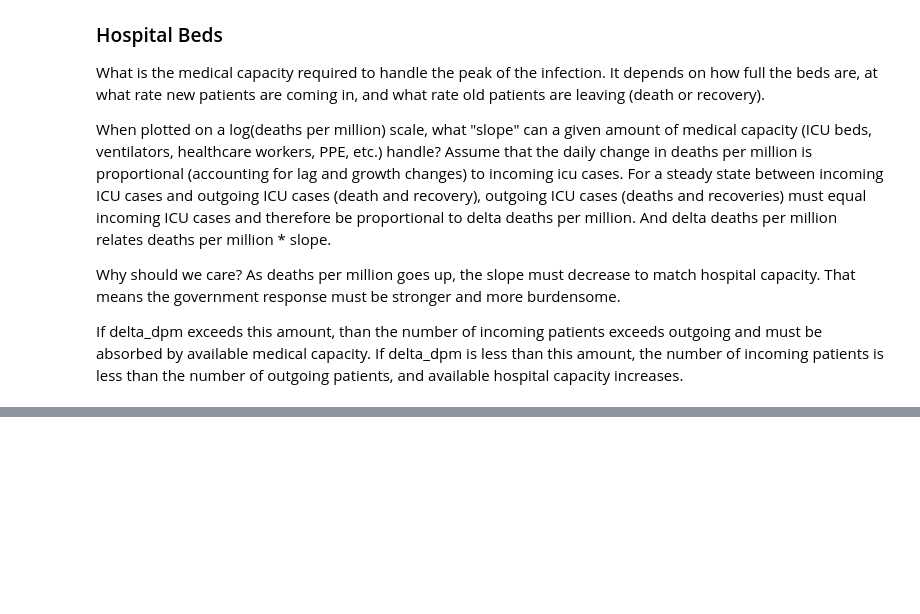
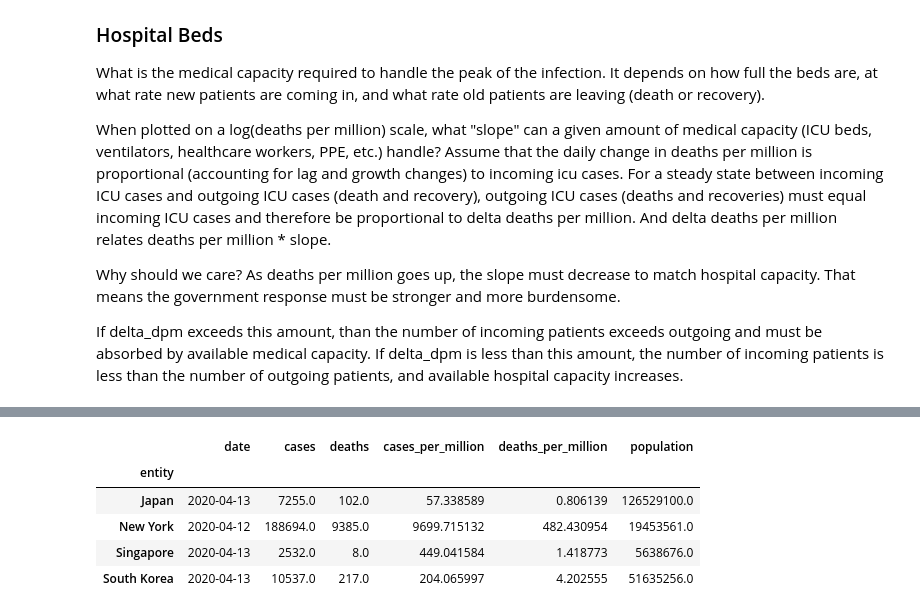
Before and after one commit to todddeluca/coronavirus, a Jupyter notebook: coronavirus_death_rate.ipynb, the cells around one changed output, grey strips where cells are left out. Saved outputs shown, nothing was run; the diff lists cells and outputs as text; code cells hidden in the pictures; blank space fills up the shorter version.

```diff
--- a/coronavirus_death_rate.ipynb
+++ b/coronavirus_death_rate.ipynb
@@ -612,0 +681,11 @@ df[df['entity']=='New Zealand']
+# %%
+# df[df['entity'].isin(['New York'])]
+df.loc[df['entity'].isin(includes),
+       ['date', 'entity', 'cases', 'deaths', 'cases_per_million', 'deaths_per_million', 'population']].groupby('entity').last()
+# %% [output]
+|  | date | cases | deaths | cases_per_million | deaths_per_million | population |
+| entity |  |  |  |  |  |  |
+| Japan | 2020-04-13 | 7255.0 | 102.0 | 57.338589 | 0.806139 | 126529100.0 |
+| New York | 2020-04-12 | 188694.0 | 9385.0 | 9699.715132 | 482.430954 | 19453561.0 |
+| Singapore | 2020-04-13 | 2532.0 | 8.0 | 449.041584 | 1.418773 | 5638676.0 |
+| South Korea | 2020-04-13 | 10537.0 | 217.0 | 204.065997 | 4.202555 | 51635256.0 |
```
Also changed, not shown: parts of 9 cells of this notebook, 2 other files.
